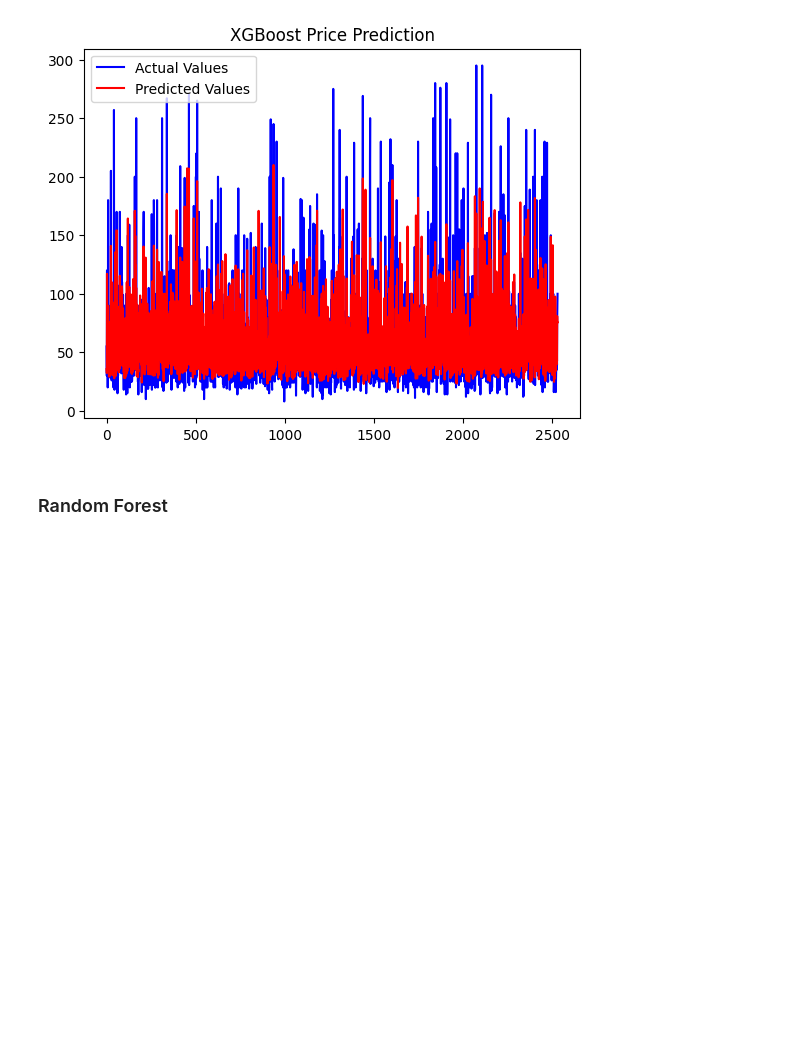
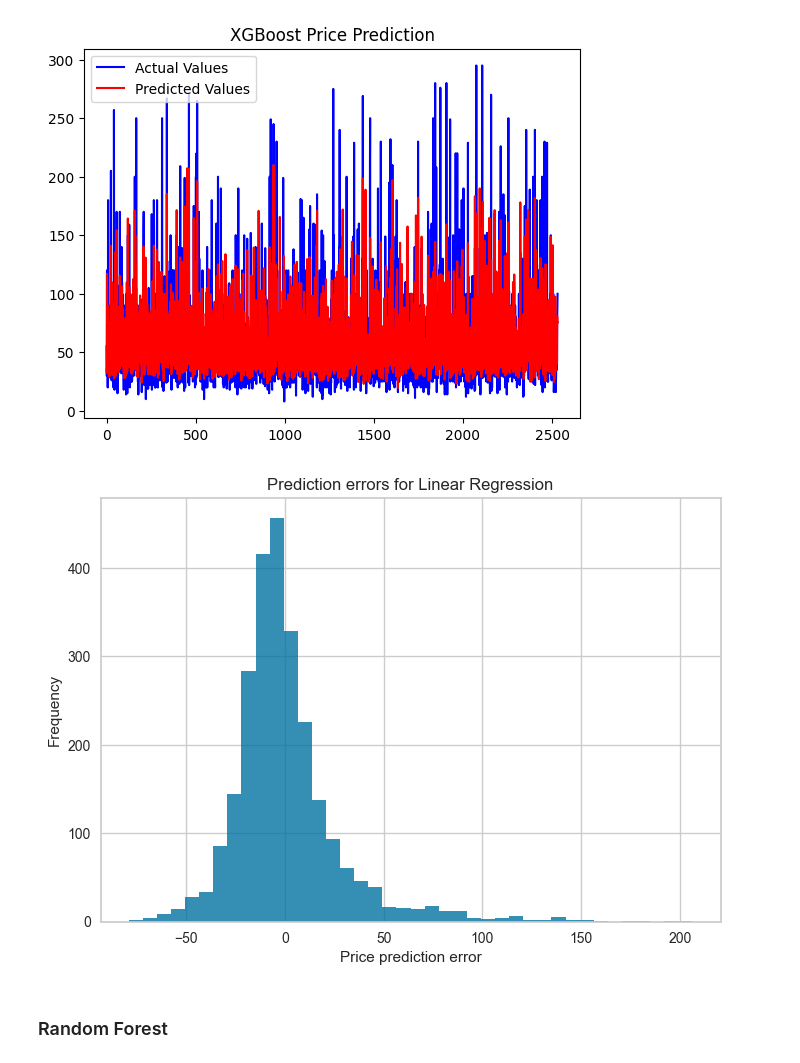
Before and after one commit to PierreKLN/ML---AirBnbBerlin, a Jupyter notebook: submission/Models_ML.ipynb, the cells around one changed output. Cells and saved outputs as stored; diff of their text form; code cells hidden in the pictures; blank space fills up the shorter version.

```diff
--- a/submission/Models_ML.ipynb
+++ b/submission/Models_ML.ipynb
@@ -93,10 +92,3 @@ print ('mse = {}, rmse = {} \nmae = {} r2 = {}'.format(mse,math.sqrt(mse), mae,
 # %% [output]
 mse = 819.3711044765262, rmse = 28.62465902812689
 mae = 19.055551440613673 r2 = 0.509380951779685
-# %%
-model = LinearRegression()
-visualizer = PredictionError(model)
-
-visualizer.fit(X_train, y_train)  # Fit the training data to the visualizer
-visualizer.score(X_test, y_test)  # Evaluate the model on the test data
-visualizer.show()
@@ -192,6 +184,15 @@ Plotting the actual values vs the predicted values for XGBoost
 plotGraph(y_test, y_pred_xg_reg, "XGBoost Price Prediction")
 # %% [output]
 [figure]
+# %%
+diff_xgb = y_test - y_pred_xg_reg
+plt.hist(diff_xgb, alpha=0.8, bins = 40)
+plt.title('Prediction errors for Linear Regression')
+plt.xlabel('Price prediction error')
+plt.ylabel('Frequency')
+plt.show()
+# %% [output]
+[figure, added]
 # %% [markdown]
 ### Random Forest
 # %% [markdown]
```
Also changed, not shown: parts of 7 cells of this notebook.
